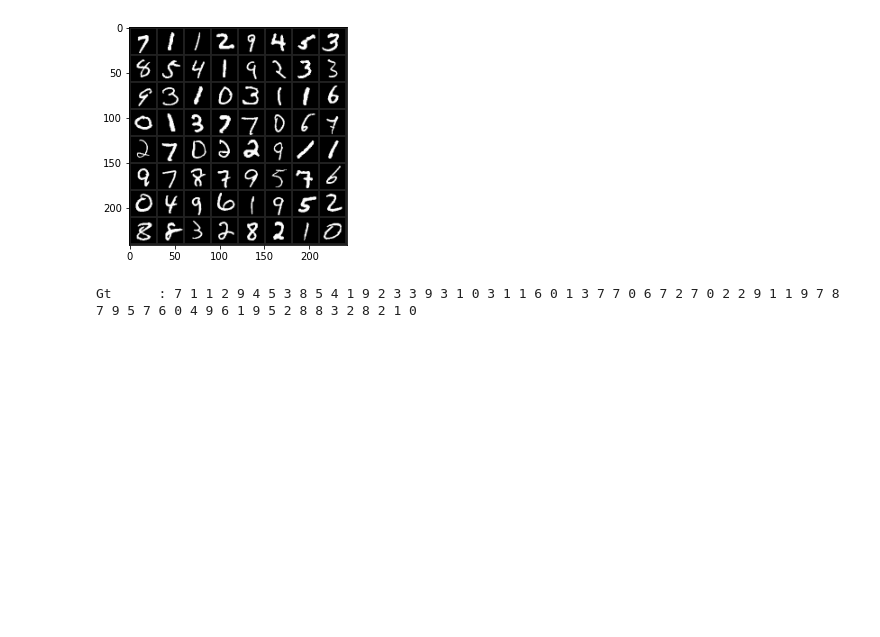
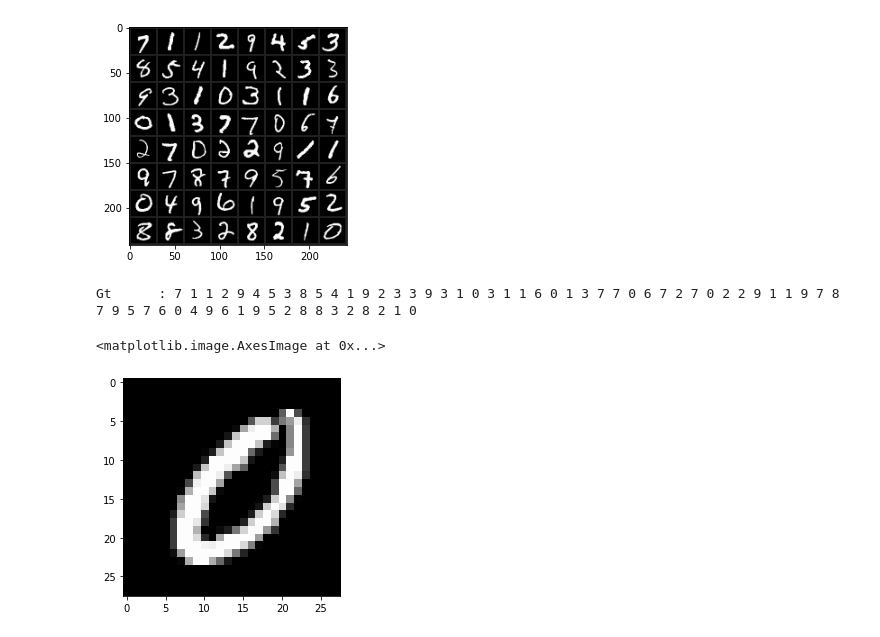
Before and after one commit to jinyingtld/python, a Jupyter notebook: AI6126_tutorial.ipynb, the cells around one changed output. Drawn from its saved outputs; the diff is of its cells as text; code cells hidden in the pictures; blank space fills up the shorter version.

```diff
--- a/AI6126_tutorial.ipynb
+++ b/AI6126_tutorial.ipynb
@@ -233,3 +233,10 @@ torch.Size([64, 1, 28, 28])
 Gt      : 7 1 1 2 9 4 5 3 8 5 4 1 9 2 3 3 9 3 1 0 3 1 1 6 0 1 3 7 7 0 6 7 2 7 0 2 2 9 1 1 9 7 8 7 9 5 7 6 0 4 9 6 1 9 5 2 8 8 3 2 8 2 1 0
 # %%
 # To check a single random image
+
+trainiter = iter(train_loader)
+img, label = trainiter.next()
+plt.imshow(img[0].reshape(28,28), cmap="gray")
+# %% [output]
+<matplotlib.image.AxesImage at 0x...>
+[figure, added]
```
Also changed, not shown: parts of 8 cells of this notebook.
